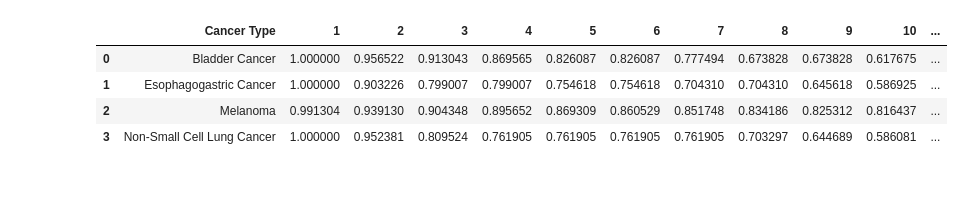
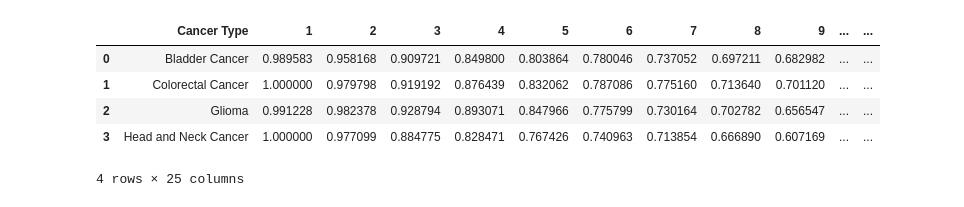
Before and after one commit to changhw01/gemini, a Jupyter notebook: 2021_01_04_sc.ipynb, the cells around one changed output. Saved outputs shown, nothing was run; the diff lists cells and outputs as text; code cells hidden in the pictures.

```diff
--- a/2021_01_04_sc.ipynb
+++ b/2021_01_04_sc.ipynb
@@ -12,14 +12,15 @@ import pandas as pd
 from tslib.src import tsUtils
 from tslib.src.synthcontrol.syntheticControl import RobustSyntheticControl
 # %%
-ts_pd1_df = pd.read_csv('data/km__df.csv')
+ts_pd1_df = pd.read_csv('data/km_pd1_df.csv')
 ts_pd1_df.head(4)
 # %% [output]
-|  | Cancer Type | 1 | 2 | 3 | 4 | 5 | 6 | 7 | 8 | 9 | 10 | ... |
-| 0 | Bladder Cancer | 1.000000 | 0.956522 | 0.913043 | 0.869565 | 0.826087 | 0.826087 | 0.777494 | 0.673828 | 0.673828 | 0.617675 | ... |
-| 1 | Esophagogastric Cancer | 1.000000 | 0.903226 | 0.799007 | 0.799007 | 0.754618 | 0.754618 | 0.704310 | 0.704310 | 0.645618 | 0.586925 | ... |
-| 2 | Melanoma | 0.991304 | 0.939130 | 0.904348 | 0.895652 | 0.869309 | 0.860529 | 0.851748 | 0.834186 | 0.825312 | 0.816437 | ... |
-| 3 | Non-Small Cell Lung Cancer | 1.000000 | 0.952381 | 0.809524 | 0.761905 | 0.761905 | 0.761905 | 0.761905 | 0.703297 | 0.644689 | 0.586081 | ... |
+|  | Cancer Type | 1 | 2 | 3 | 4 | 5 | 6 | 7 | 8 | 9 | ... | ... |
+| 0 | Bladder Cancer | 0.989583 | 0.958168 | 0.909721 | 0.849800 | 0.803864 | 0.780046 | 0.737052 | 0.697211 | 0.682982 | ... | ... |
+| 1 | Colorectal Cancer | 1.000000 | 0.979798 | 0.919192 | 0.876439 | 0.832062 | 0.787086 | 0.775160 | 0.713640 | 0.701120 | ... | ... |
+| 2 | Glioma | 0.991228 | 0.982378 | 0.928794 | 0.893071 | 0.847966 | 0.775799 | 0.730164 | 0.702782 | 0.656547 | ... | ... |
+| 3 | Head and Neck Cancer | 1.000000 | 0.977099 | 0.884775 | 0.828471 | 0.767426 | 0.740963 | 0.713854 | 0.666890 | 0.607169 | ... | ... |
+4 rows × 25 columns
 # %%
 def predict_and_plot(ts_pd1_df, target_type, moStart=1, moTrainEnd=6, moTestEnd=12, singvals=2):
     other_types = list(ts_pd1_df['Cancer Type'])
```
Also changed, not shown: parts of 12 cells of this notebook, 6 other files.
